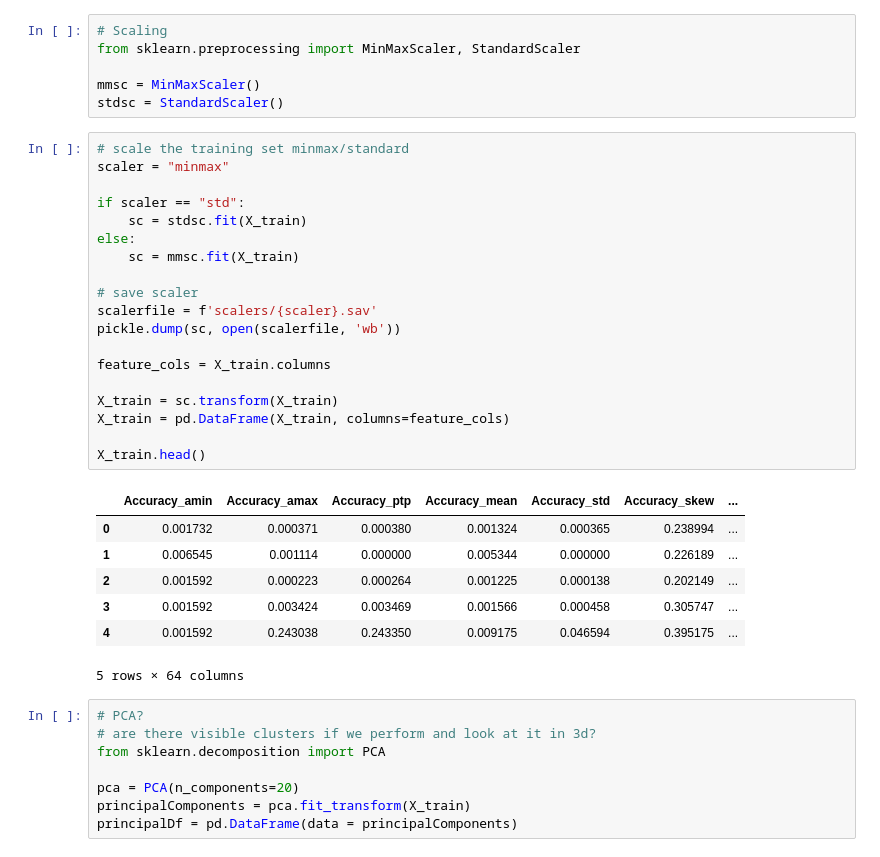
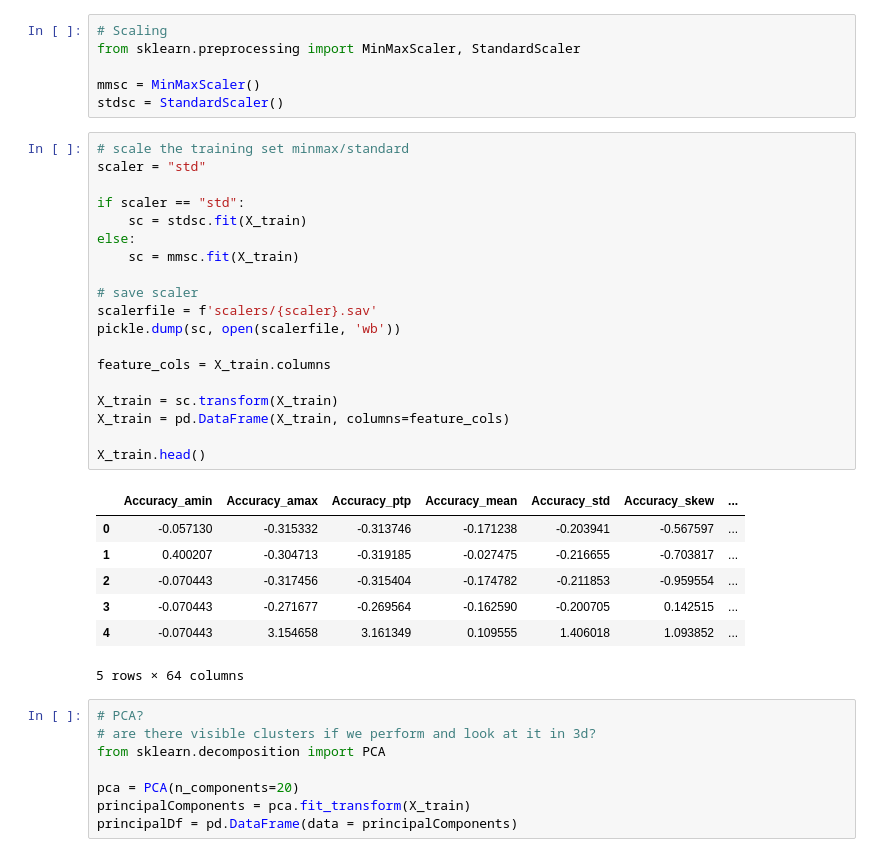
Before and after one commit to PrinceJavier/grab-ai, a Jupyter notebook: grab-ai-preprocessing-training.ipynb, the cells around one changed output. Saved outputs shown, nothing was run; the diff lists cells and outputs as text.

```diff
--- a/grab-ai-preprocessing-training.ipynb
+++ b/grab-ai-preprocessing-training.ipynb
@@ -498,30 +513,30 @@ mmsc = MinMaxScaler()
 stdsc = StandardScaler()
 # %%
 # scale the training set minmax/standard
-scaler = "minmax"
+scaler = "std"
 
 if scaler == "std":
     sc = stdsc.fit(X_train)
 else:
     sc = mmsc.fit(X_train)
 
 # save scaler
 scalerfile = f'scalers/{scaler}.sav'
 pickle.dump(sc, open(scalerfile, 'wb'))
 
 feature_cols = X_train.columns
 
 X_train = sc.transform(X_train)
 X_train = pd.DataFrame(X_train, columns=feature_cols)
 
 X_train.head()
 # %% [output]
 |  | Accuracy_amin | Accuracy_amax | Accuracy_ptp | Accuracy_mean | Accuracy_std | Accuracy_skew | ... |
-| 0 | 0.001732 | 0.000371 | 0.000380 | 0.001324 | 0.000365 | 0.238994 | ... |
-| 1 | 0.006545 | 0.001114 | 0.000000 | 0.005344 | 0.000000 | 0.226189 | ... |
-| 2 | 0.001592 | 0.000223 | 0.000264 | 0.001225 | 0.000138 | 0.202149 | ... |
-| 3 | 0.001592 | 0.003424 | 0.003469 | 0.001566 | 0.000458 | 0.305747 | ... |
-| 4 | 0.001592 | 0.243038 | 0.243350 | 0.009175 | 0.046594 | 0.395175 | ... |
+| 0 | -0.057130 | -0.315332 | -0.313746 | -0.171238 | -0.203941 | -0.567597 | ... |
+| 1 | 0.400207 | -0.304713 | -0.319185 | -0.027475 | -0.216655 | -0.703817 | ... |
+| 2 | -0.070443 | -0.317456 | -0.315404 | -0.174782 | -0.211853 | -0.959554 | ... |
+| 3 | -0.070443 | -0.271677 | -0.269564 | -0.162590 | -0.200705 | 0.142515 | ... |
+| 4 | -0.070443 | 3.154658 | 3.161349 | 0.109555 | 1.406018 | 1.093852 | ... |
 5 rows × 64 columns
 # %%
 # PCA?
```
Also changed, not shown: parts of 22 cells of this notebook, 40 other files.
